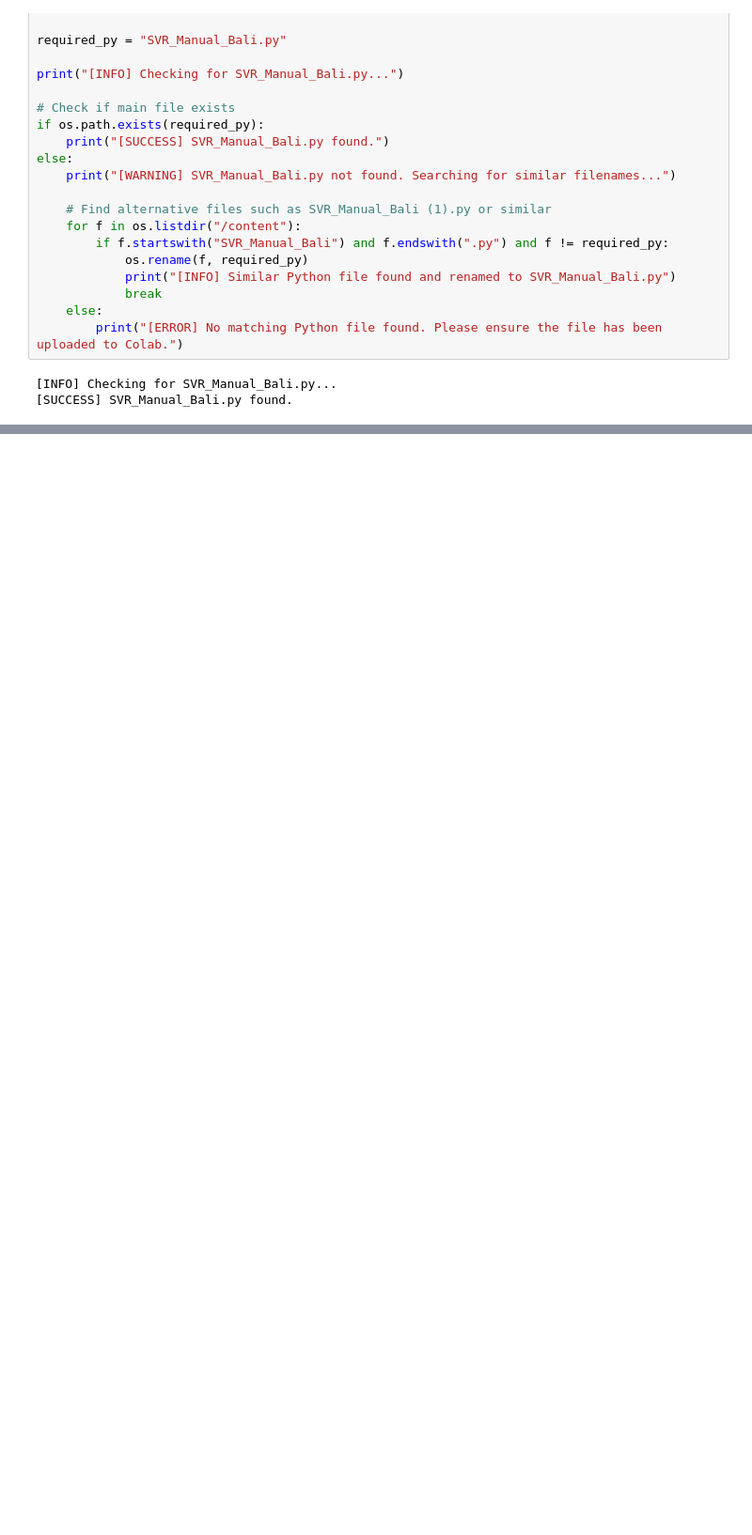
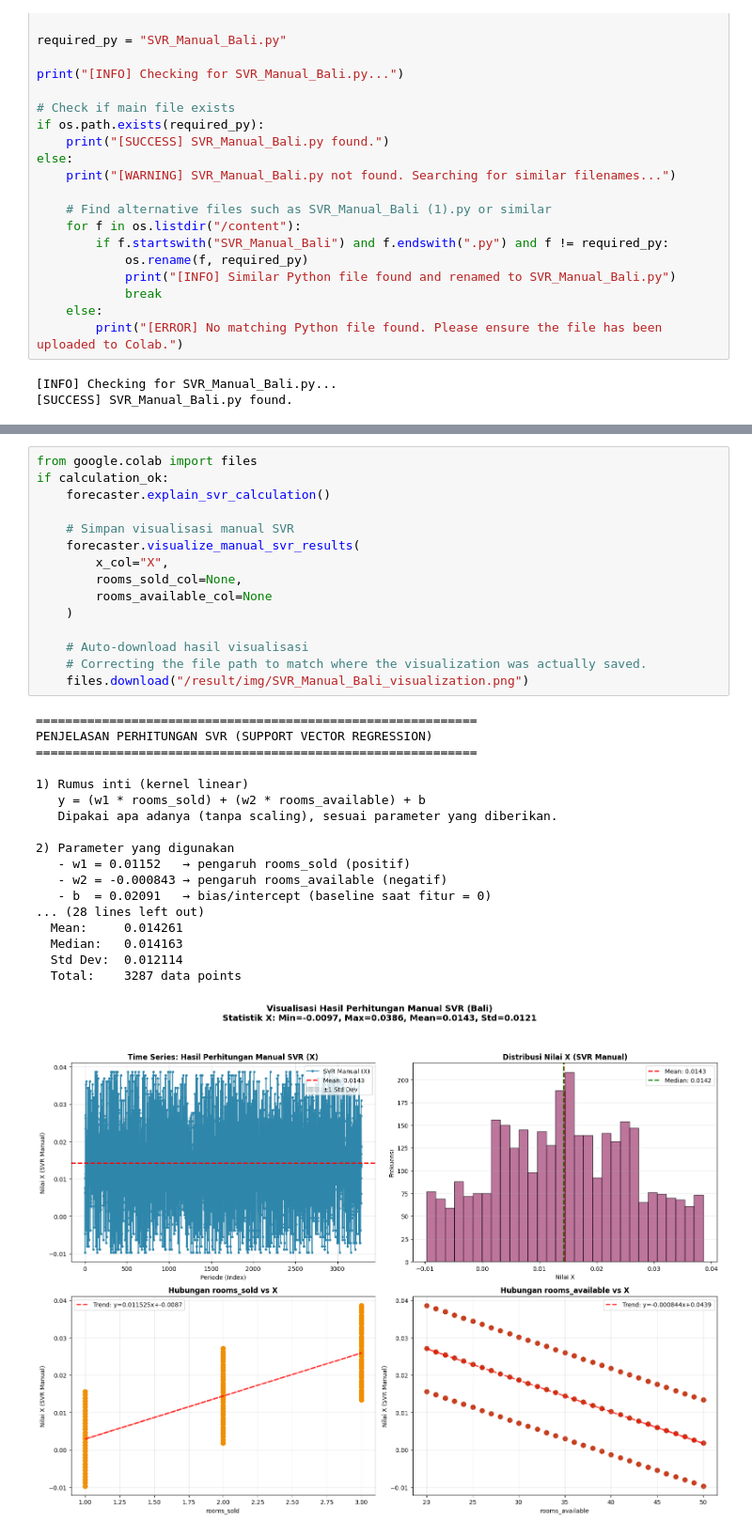
Before and after one commit to Sultonisky/Google-Colab-SVR, a Jupyter notebook: Manual_SVR_Bali.ipynb, the cells around one changed output, grey strips where cells are left out. Shown at 94% size. Saved outputs shown, nothing was run; the diff lists cells and outputs as text; blank space fills up the shorter version.

```diff
--- a/Manual_SVR_Bali.ipynb
+++ b/Manual_SVR_Bali.ipynb
@@ -132,0 +106,34 @@ safe_download("gap_prediksi_svr_vs_X.xlsx")
+# %%
+from google.colab import files
+if calculation_ok:
+    forecaster.explain_svr_calculation()
+
+    # Simpan visualisasi manual SVR
+    forecaster.visualize_manual_svr_results(
+        x_col="X",
+        rooms_sold_col=None,
+        rooms_available_col=None
+    )
+
+    # Auto-download hasil visualisasi
+    # Correcting the file path to match where the visualization was actually saved.
+    files.download("/result/img/SVR_Manual_Bali_visualization.png")
+# %% [output]
+============================================================
+PENJELASAN PERHITUNGAN SVR (SUPPORT VECTOR REGRESSION)
+============================================================
+
+1) Rumus inti (kernel linear)
+   y = (w1 * rooms_sold) + (w2 * rooms_available) + b
+   Dipakai apa adanya (tanpa scaling), sesuai parameter yang diberikan.
+
+2) Parameter yang digunakan
+   - w1 = 0.01152   → pengaruh rooms_sold (positif)
+   - w2 = -0.000843 → pengaruh rooms_available (negatif)
+   - b  = 0.02091   → bias/intercept (baseline saat fitur = 0)
+... (28 lines left out)
+  Mean:     0.014261
+  Median:   0.014163
+  Std Dev:  0.012114
+  Total:    3287 data points
+[figure, added]
```
Also changed, not shown: parts of 4 cells of this notebook.
